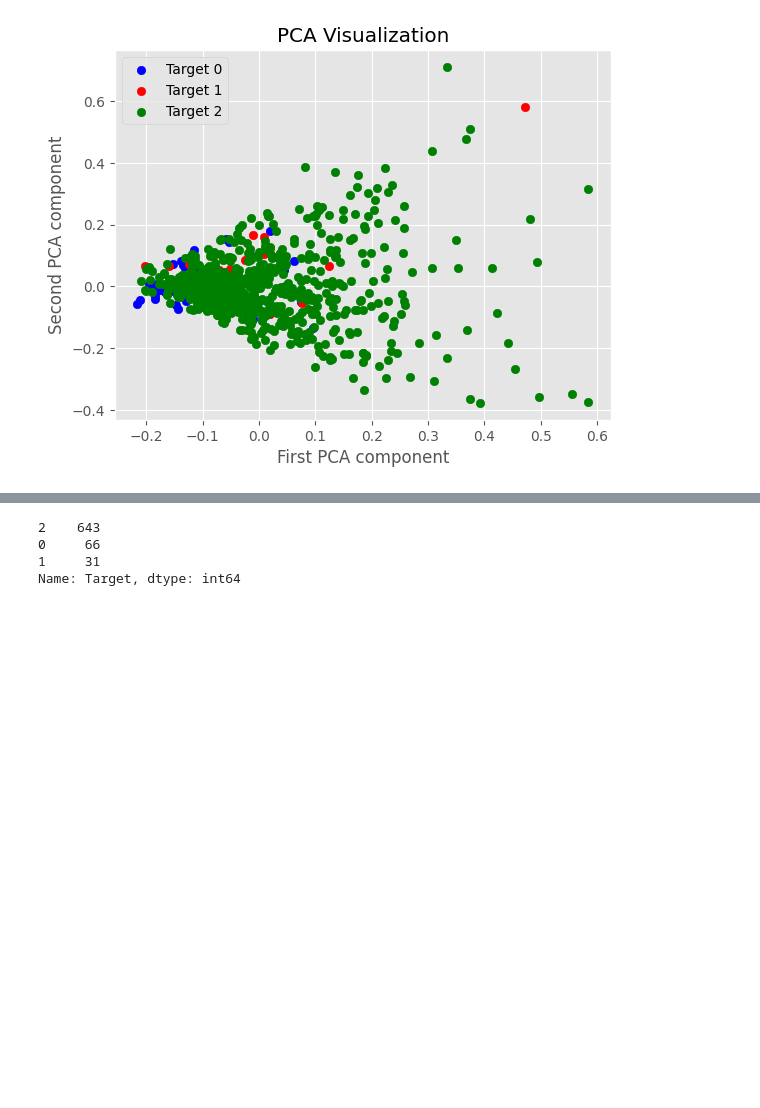
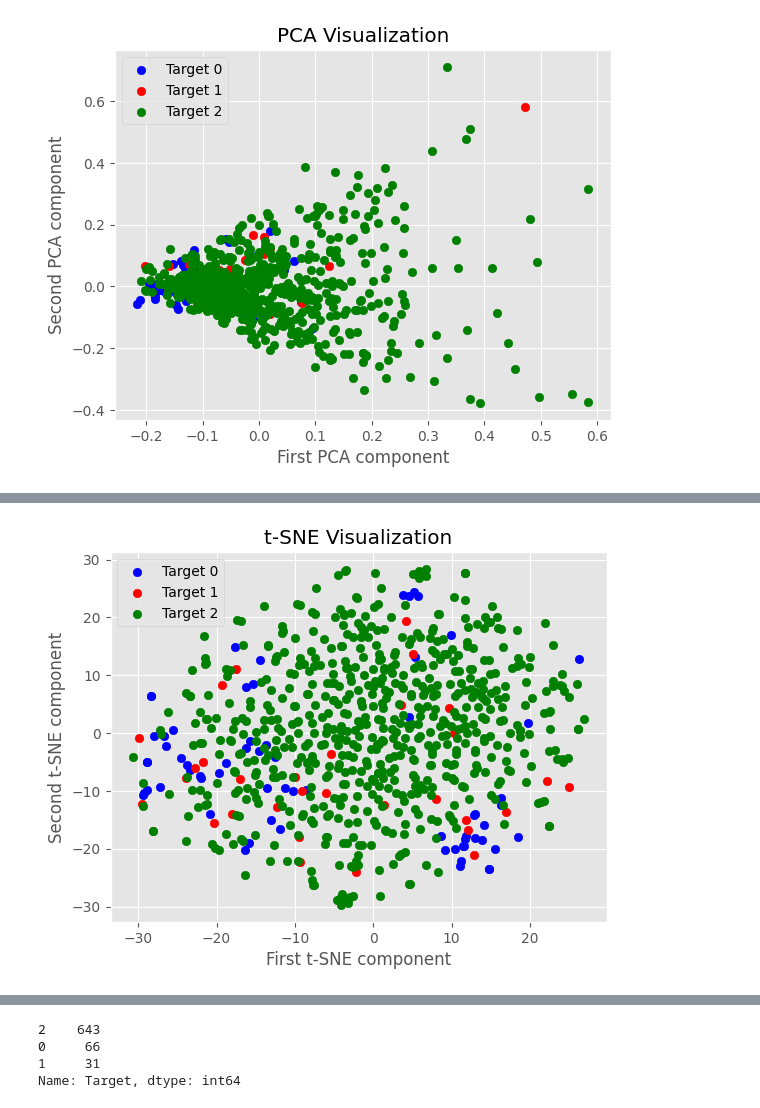
Before and after one commit to DavidAlexanderMoe/Sentiment-Analysis-and-Web-Scraping, a Jupyter notebook: Scripts/Analysis/3. Feature Engineering, Extraction and Selection.ipynb, the cells around one changed output, grey strips where cells are left out. Drawn from its saved outputs; the diff is of its cells as text; code cells hidden in the pictures; blank space fills up the shorter version.

```diff
--- a/Scripts/Analysis/3. Feature Engineering, Extraction and Selection.ipynb
+++ b/Scripts/Analysis/3. Feature Engineering, Extraction and Selection.ipynb
@@ -237,2 +225,21 @@ plt.show()
+# %%
+target_colors = ['blue', 'red', 'green']
+target_labels = df['Target'].values
+
+for value in set(target_labels):
+    plt.scatter(
+        embedded_tsne[target_labels == value, 1],
+        embedded_tsne[target_labels == value, 0],
+        color=target_colors[value],
+        label=f"Target {value}"
+    )
+
+plt.title("t-SNE Visualization")
+plt.xlabel("First t-SNE component")
+plt.ylabel("Second t-SNE component")
+plt.legend()
+plt.show()
+# %% [output]
+[figure, added]
 # %%
 tsne = TSNE(n_components=3, random_state=42)
```
Also changed, not shown: parts of 19 cells of this notebook, 1 other file.
